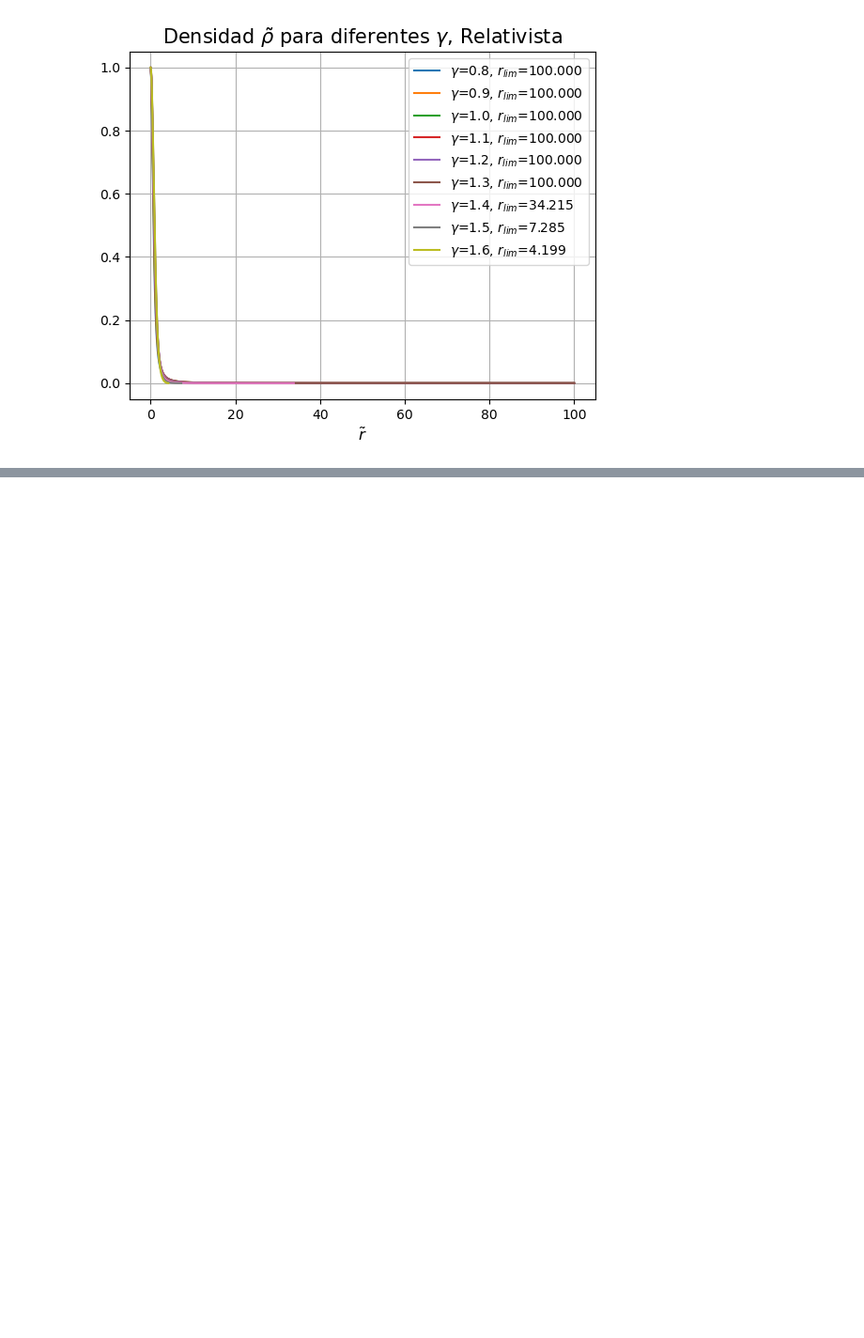
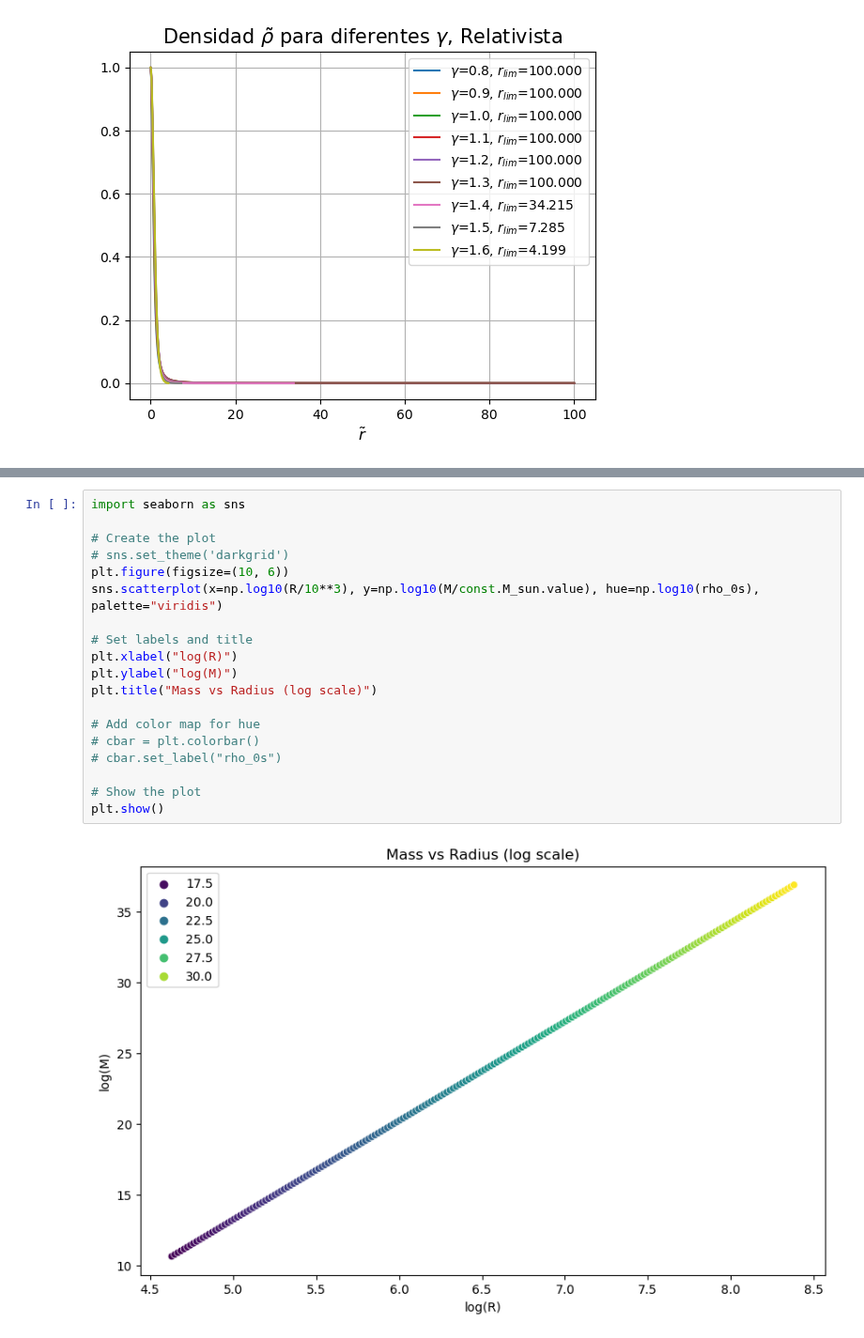
Before and after one commit to Vendetta0462/CalculosSimulaciones, a Jupyter notebook: hidrostatica.ipynb, the cells around one changed output, grey strips where cells are left out. Shown at 94% size. Cells and saved outputs as stored; diff of their text form; blank space fills up the shorter version.

```diff
--- a/hidrostatica.ipynb
+++ b/hidrostatica.ipynb
@@ -221,0 +234,21 @@ plt.show()
+# %%
+import seaborn as sns
+
+# Create the plot
+# sns.set_theme('darkgrid')
+plt.figure(figsize=(10, 6))
+sns.scatterplot(x=np.log10(R/10**3), y=np.log10(M/const.M_sun.value), hue=np.log10(rho_0s), palette="viridis")
+
+# Set labels and title
+plt.xlabel("log(R)")
+plt.ylabel("log(M)")
+plt.title("Mass vs Radius (log scale)")
+
+# Add color map for hue
+# cbar = plt.colorbar()
+# cbar.set_label("rho_0s")
+
+# Show the plot
+plt.show()
+# %% [output]
+[figure, added]
```
Also changed, not shown: parts of 8 cells of this notebook.
